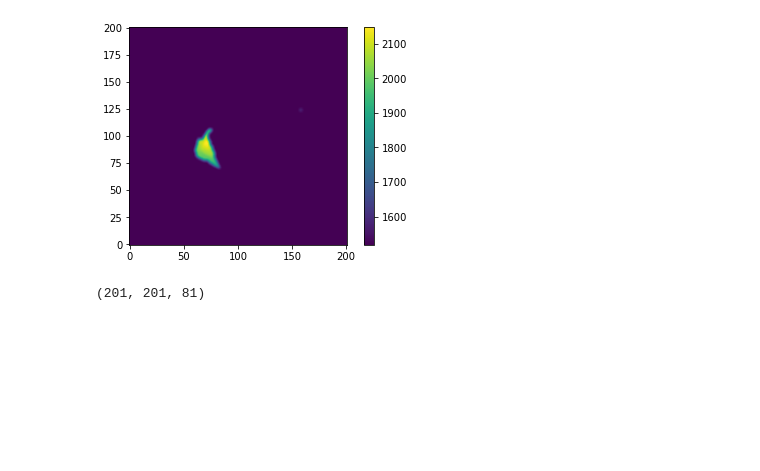
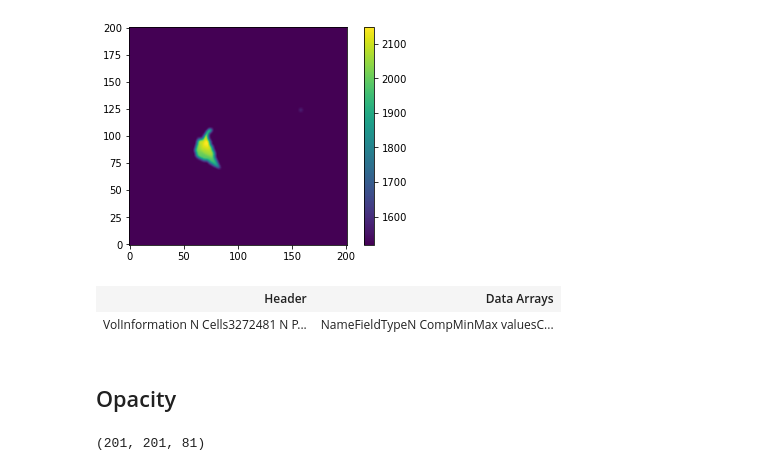
Before and after one commit to kmch/pyvista-examples, a Jupyter notebook: notebooks/myown/basics.ipynb, the cells around one changed output. Drawn from its saved outputs; the diff is of its cells as text; code cells hidden in the pictures; blank space fills up the shorter version.

```diff
--- a/notebooks/myown/basics.ipynb
+++ b/notebooks/myown/basics.ipynb
@@ -536,12 +664,16 @@ p14-StartVp_shape341x361x81.mmp
 # %%
 # data
 fname = '../../data/p14-CP00160-Vp_x8000_18000_y4000_14000_z0_4000_shape201x201x81.mmp'
-v = np.memmap(fname, dtype=np.float32, shape=(201,201,81))
+vp = np.memmap(fname, dtype=np.float32, shape=(201,201,81))
 x1, x2, y1, y2, z1, z2 = 8e3, 18e3, 4e3, 14e3, 0, -4e3
 extent = [[x1, x2], [y1, y2], [z1, z2]]
-plt.imshow(v[...,0].T)
+plt.imshow(vp[...,0].T)
+plt.colorbar()
 plt.gca().invert_yaxis()
-plt.colorbar()
-ug = np2ug(v, extent)
 # %% [output]
 [figure]
+# %%
+v
+# %% [output]
+| Header | Data Arrays |
+| VolInformation N Cells3272481 N P... | NameFieldTypeN CompMinMax valuesC... |
@@ -548,3 +689,5 @@ ug = np2ug(v, extent)
+# %% [markdown]
+## Opacity
 # %%
 op = (v>1550).astype(int)
 op.shape
```
Also changed, not shown: parts of 11 cells of this notebook.
